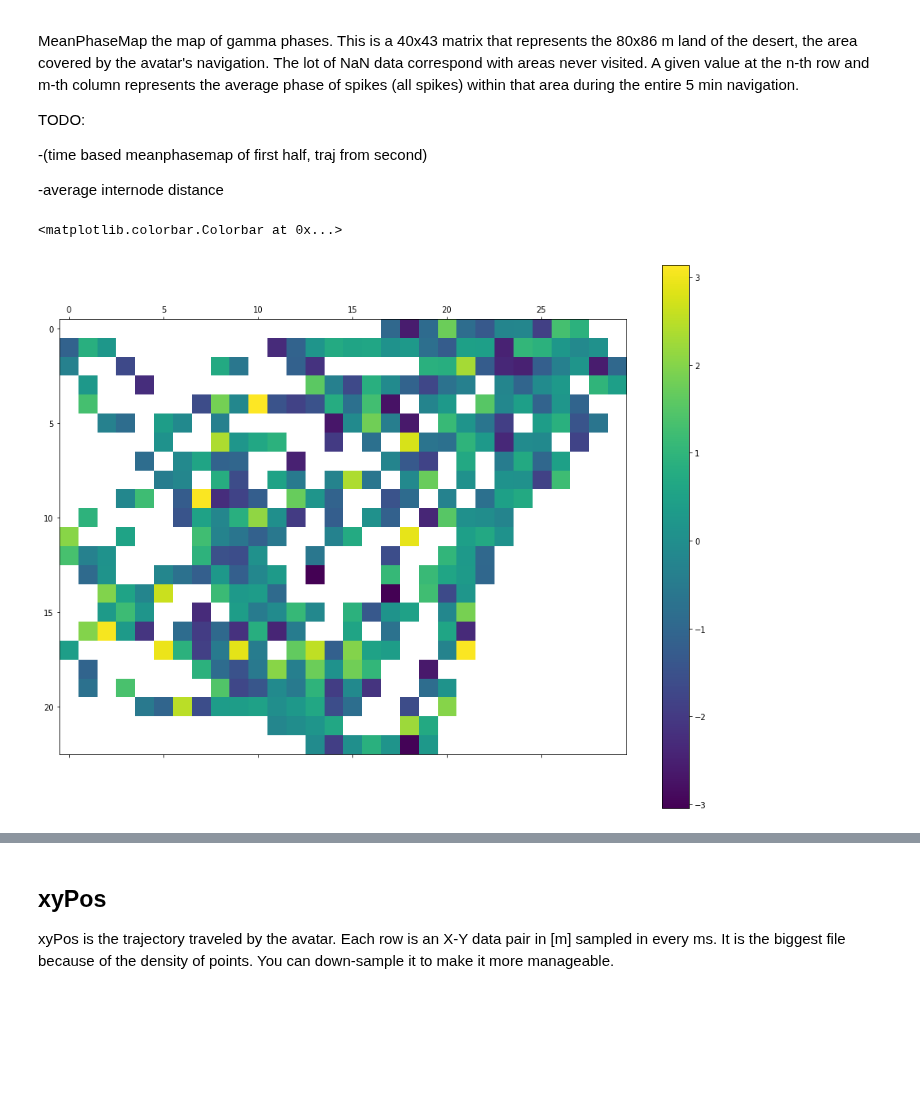
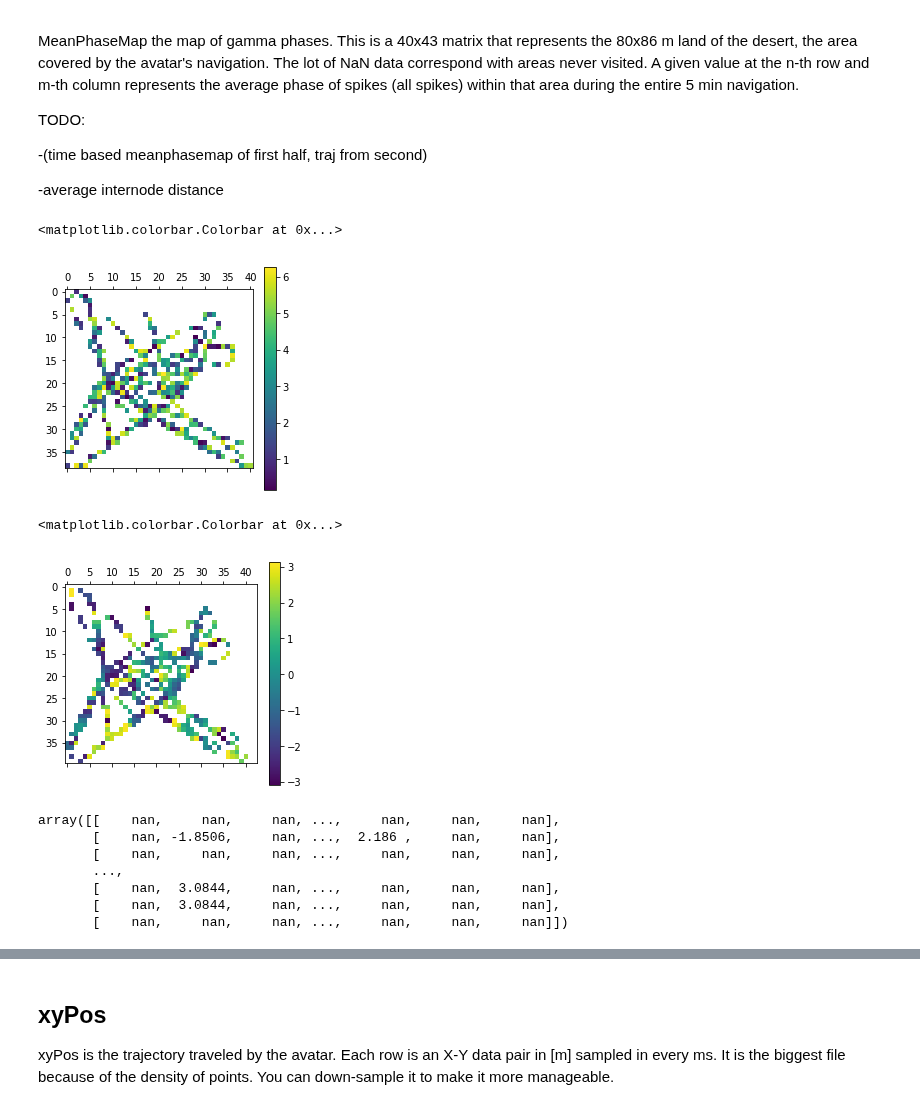
Before and after one commit to DanielHHowell/Grid-Cell, a Jupyter notebook: Grid Cell Phase Main.ipynb, the cells around one changed output, grey strips where cells are left out. Saved outputs shown, nothing was run; the diff lists cells and outputs as text; code cells hidden in the pictures; blank space fills up the shorter version.

```diff
--- a/Grid Cell Phase Main.ipynb
+++ b/Grid Cell Phase Main.ipynb
@@ -24,7 +24,7 @@ import pycircstat
 np.set_printoptions(suppress=True)
 %config InLineBackend.figure_format = 'retina'
 # %%
-dir = 'datasets/2/'
+dir = 'datasets/1/'
 
 #Spatial or temporal analysis
 analysis_type = 'temporal'
@@ -105,32 +105,58 @@ TODO:
 # %%
 def mean_phase_map(arr,bin_size):
     mpm_dict = {}
     for ybin in range(0,int(arr[:,1].max()+1),bin_size):
         mpm_dict[ybin] = {}
         for xbin in range(0,int(arr[:,0].max()+1),bin_size):
             phases = []
             mpm_dict[ybin][xbin] = []
             for spike in arr:
                 if (xbin <= spike[0] <= xbin+bin_size) and (ybin <= spike[1] <= ybin+bin_size):
                     phases.append(spike[2])
-            mpm_dict[ybin][xbin] = np.nanmean(np.asarray(phases))
-            #mpm_dict[ybin][xbin] = np.nanvar(np.asarray(phases))
+            mpm_dict[ybin][xbin] = pycircstat.mean(np.asarray(phases))
 
     return mpm_dict
 
 mpm_arr = np.column_stack((XYspkT,scaled_phase))
 mpm_dict = mean_phase_map(mpm_arr,2)
 
 #Rotate the dataframe 90 CCW
 mpm = pd.DataFrame.from_dict(mpm_dict).T
 phase_df = mpm.reindex(index=mpm.index[::-1])
 
 arena_size = phase_df.shape
 
 plt.matshow(phase_df)
 
 #To-do: reflect radians in bar
 plt.colorbar()
 # %% [output]
 <matplotlib.colorbar.Colorbar at 0x...>
-[figure, old version]
+[figure, new version]
+# %%
+
+raw = np.loadtxt(dir+'MeanPhaseMap.csv',delimiter=',')
+
+#Flipping to align + stripping erraneous values
+MeanPhaseMap = np.flip(raw,axis=0)
+MeanPhaseMap[0]='NaN'
+MeanPhaseMap[:,-1]='NaN'
+arena_size = MeanPhaseMap.shape
+
+plt.matshow(MeanPhaseMap)
+
+#To-do: reflect radians in bar
+plt.colorbar()
+# %% [output]
+<matplotlib.colorbar.Colorbar at 0x...>
+[figure, added]
+# %%
+raw
+# %% [output]
+array([[    nan,     nan,     nan, ...,     nan,     nan,     nan],
+       [    nan, -1.8506,     nan, ...,  2.186 ,     nan,     nan],
+       [    nan,     nan,     nan, ...,     nan,     nan,     nan],
+       ...,
+       [    nan,  3.0844,     nan, ...,     nan,     nan,     nan],
+       [    nan,  3.0844,     nan, ...,     nan,     nan,     nan],
+       [    nan,     nan,     nan, ...,     nan,     nan,     nan]])
```
Also changed, not shown: parts of 22 cells of this notebook.
